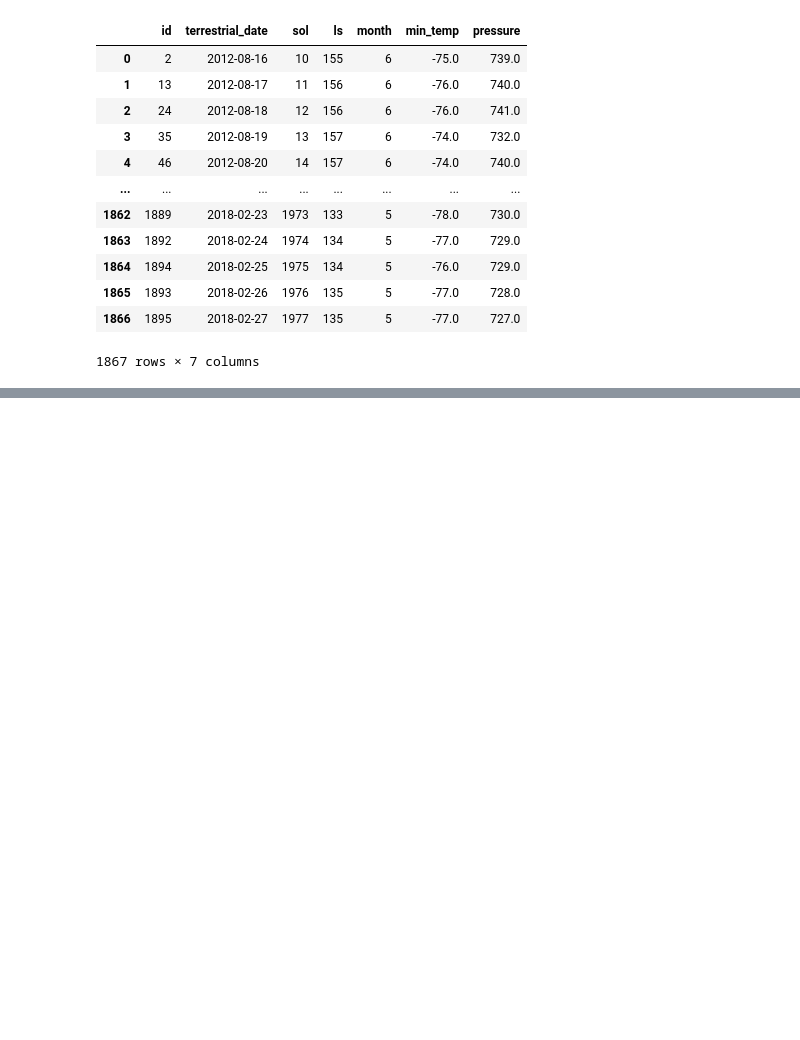
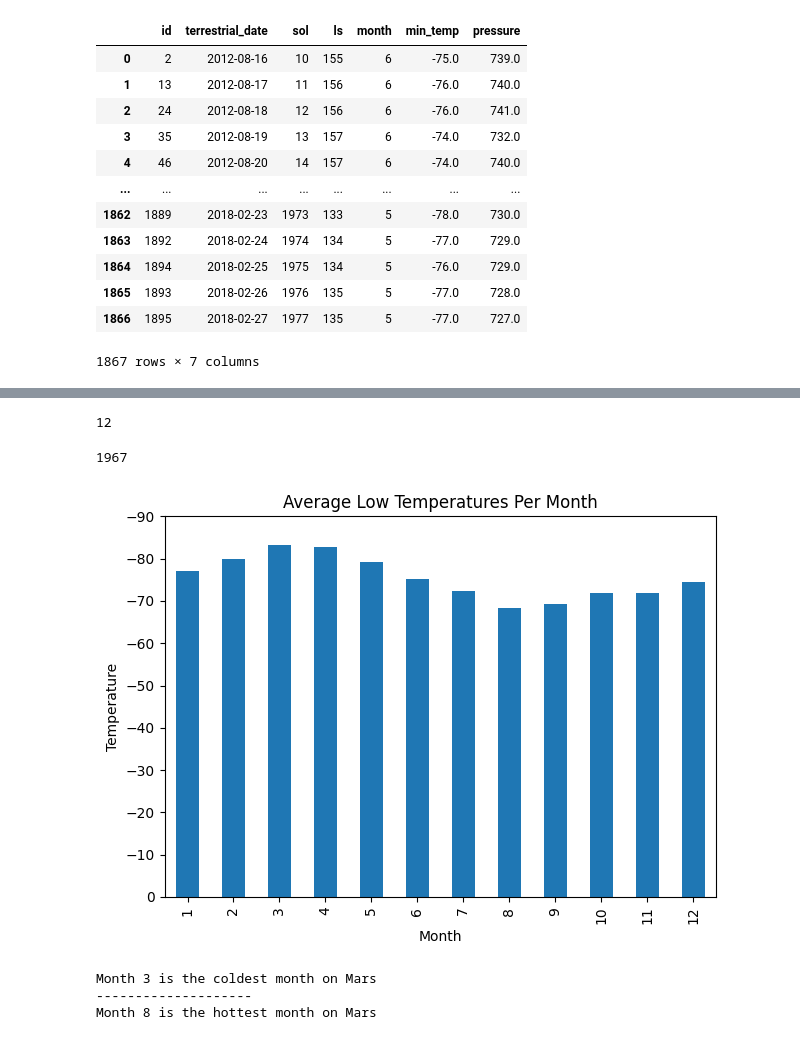
Before and after one commit to VivianSun0927/web-scraping-challenge, a Jupyter notebook: part_2_mars_weather.ipynb, the cells around one changed output, grey strips where cells are left out. Drawn from its saved outputs; the diff is of its cells as text; code cells hidden in the pictures; blank space fills up the shorter version.

Commit message:
Complete the questions and plot the graphs. Exported images into a file and exported df into a CSV

```diff
--- a/part_2_mars_weather.ipynb
+++ b/part_2_mars_weather.ipynb
@@ -52,0 +66,54 @@ df
+# %%
+# Convert each column type to date, int, or float
+df.terrestrial_date = pd.to_datetime(df.terrestrial_date,dayfirst=True)
+df.sol = df.sol.astype('int')
+df.ls = df.ls.astype('int')
+df.month = df.month.astype('int')
+df.min_temp = df.min_temp.astype('float')
+df.pressure = df.pressure.astype('float')
+# %%
+# How many months exist on Mars?
+months = len(df['month'].unique())
+months
+# %% [output]
+12
+# %%
+# How many Martian (and not Earth) days worth of data exist in the scraped dataset?
+sol_max = df['sol'].max()
+sol_min = df['sol'].min()
+sol_total = sol_max - sol_min
+sol_total
+# %% [output]
+1967
+# %%
+# What are the coldest and the warmest months on Mars (at the location of Curiosity)? To answer this question:
+# Find the average minimum daily temperature for all of the months.
+avg_lowest_temp = round(df.groupby('month').mean()['min_temp'],2)
+
+# Plot the results as a bar chart.
+fig, ax = plt.subplots()
+
+avg_lowest_temp.plot(kind="bar")
+ax.set_ylim(0, -90)
+plt.xlabel("Month")
+plt.ylabel("Temperature")
+plt.title("Average Low Temperatures Per Month")
+plt.tight_layout()
+plt.savefig("Images/average_low_temps.png")
+# %% [output]
+[figure, added]
+# %%
+# Calculate individually the coldest and warmest month on Mars and print the results
+min_temp = avg_lowest_temp == avg_lowest_temp.min()
+max_temp = avg_lowest_temp == avg_lowest_temp.max()
+
+coldest_month = avg_lowest_temp[min_temp].index[0]
+hottest_month = avg_lowest_temp[max_temp].index[0]
+
+print(f"Month {coldest_month} is the coldest month on Mars")
+print('--------------------')
+print(f"Month {hottest_month} is the hottest month on Mars")
+# %% [output]
+Month 3 is the coldest month on Mars
+--------------------
+Month 8 is the hottest month on Mars
```
Also changed, not shown: parts of 8 cells of this notebook, 4 other files.
